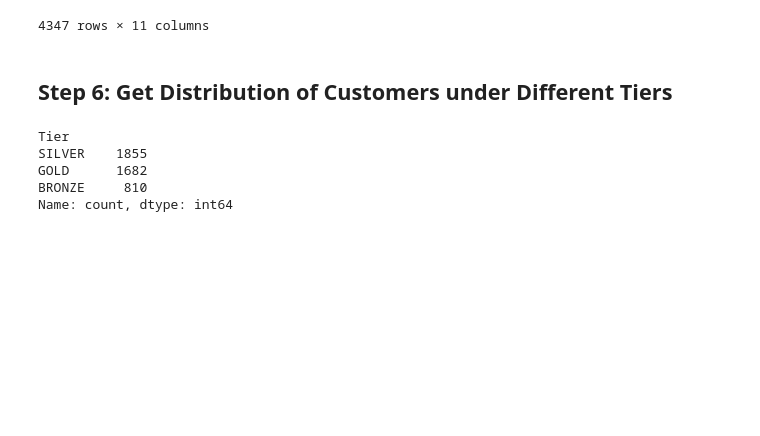
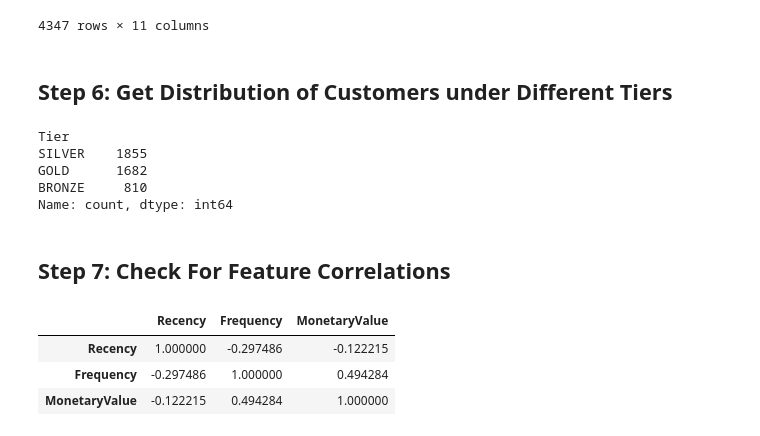
Before and after one commit to nyangweso-rodgers/data-analytics, a Jupyter notebook: 04-analytics-with-python/python-analytics-for-e-commerce-data/04-customer-segmentation-analysis/01-segmenation-analysis-using-rfm.ipynb, the cells around one changed output. Saved outputs shown, nothing was run; the diff lists cells and outputs as text; code cells hidden in the pictures; blank space fills up the shorter version.

```diff
--- a/04-analytics-with-python/python-analytics-for-e-commerce-data/04-customer-segmentation-analysis/01-segmenation-analysis-using-rfm.ipynb
+++ b/04-analytics-with-python/python-analytics-for-e-commerce-data/04-customer-segmentation-analysis/01-segmenation-analysis-using-rfm.ipynb
@@ -226,3 +226,19 @@ SILVER    1855
 GOLD      1682
 BRONZE     810
 Name: count, dtype: int64
+# %% [markdown]
+## Step 7: Check For Feature Correlations
+# %%
+def get_feature_correlation(df):
+    rfm_table_df = df[['CustomerID', 'Recency', 'Frequency', 'MonetaryValue']]
+    rfm_table_df.set_index('CustomerID', inplace=True)
+
+    # generate a featire correlation matrix
+    rfm_corr = rfm_table_df.corr()
+    return rfm_corr
+get_feature_correlation(RFM_Segments)
+# %% [output]
+|  | Recency | Frequency | MonetaryValue |
+| Recency | 1.000000 | -0.297486 | -0.122215 |
+| Frequency | -0.297486 | 1.000000 | 0.494284 |
+| MonetaryValue | -0.122215 | 0.494284 | 1.000000 |
```
Also changed, not shown: parts of 4 cells of this notebook.
